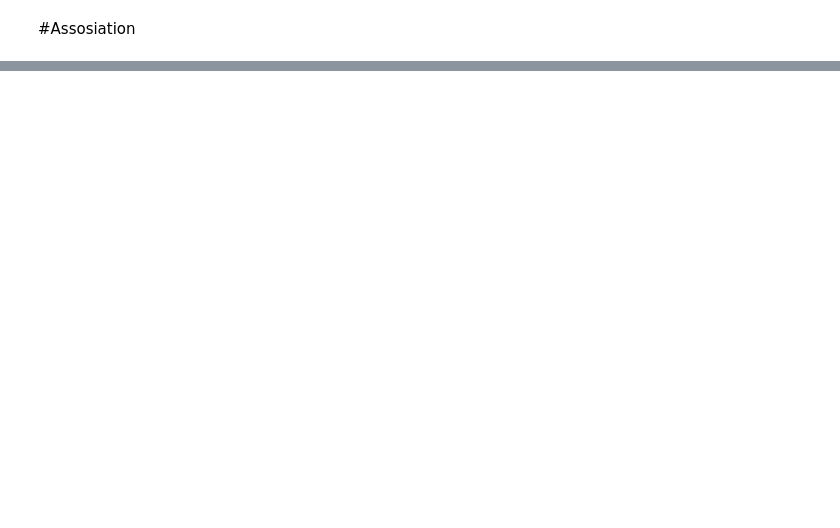
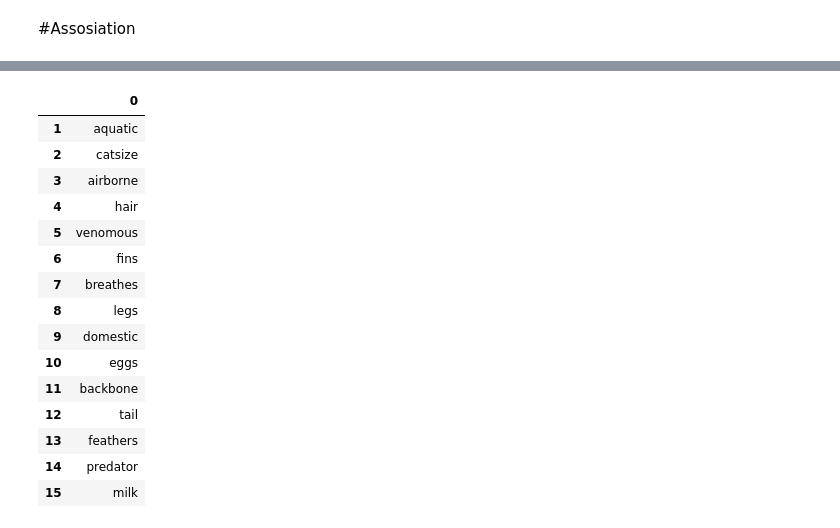
Before and after one commit to Suchirapon/KKU_data_mining, a Jupyter notebook: ZooProject.ipynb, the cells around one changed output, grey strips where cells are left out. Saved outputs shown, nothing was run; the diff lists cells and outputs as text; code cells hidden in the pictures; blank space fills up the shorter version.

```diff
--- a/ZooProject.ipynb
+++ b/ZooProject.ipynb
@@ -161,0 +235,23 @@ NameError: ignored
+# %%
+merged_table1 = {'hair',	'feathers',	'eggs',	'milk',	'airborne',	'aquatic',	'predator',	'toothed',	'backbone',	'breathes',
+                                                                  'venomous',	'fins',	'legs',	'tail',	'domestic',	'catsize'}
+# %%
+merged_table1 = pd.DataFrame(data=merged_table1).iloc[1:,]
+merged_table1
+# %% [output]
+|  | 0 |
+| 1 | aquatic |
+| 2 | catsize |
+| 3 | airborne |
+| 4 | hair |
+| 5 | venomous |
+| 6 | fins |
+| 7 | breathes |
+| 8 | legs |
+| 9 | domestic |
+| 10 | eggs |
+| 11 | backbone |
+| 12 | tail |
+| 13 | feathers |
+| 14 | predator |
+| 15 | milk |
```
Also changed, not shown: parts of 25 cells of this notebook.
